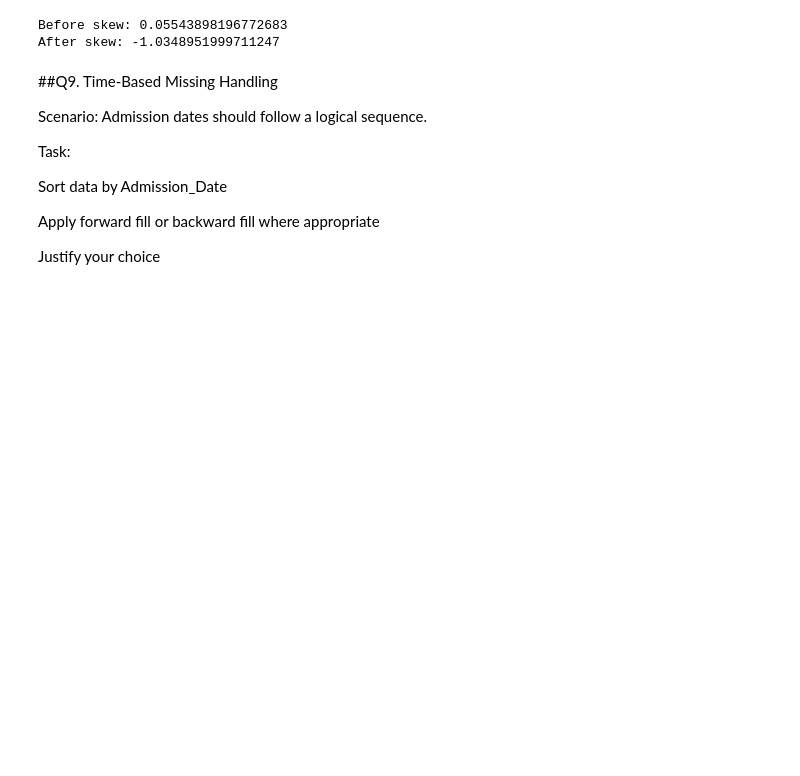
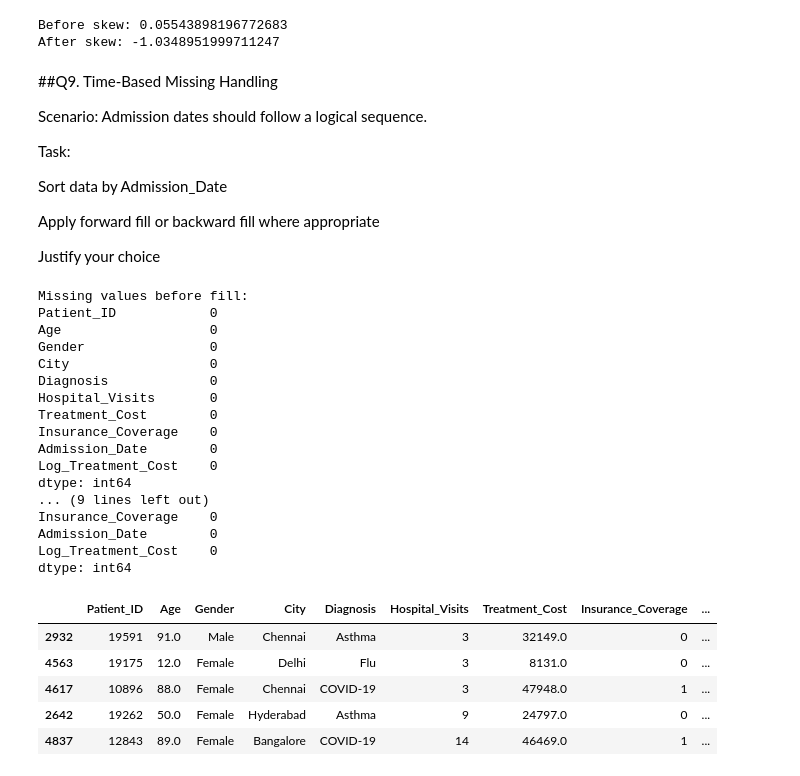
Before and after one commit to gaurav-0022/Assignment-1, a Jupyter notebook: Data_Cleaning_Assignment.ipynb, the cells around one changed output. Cells and saved outputs as stored; diff of their text form; code cells hidden in the pictures; blank space fills up the shorter version.

```diff
--- a/Data_Cleaning_Assignment.ipynb
+++ b/Data_Cleaning_Assignment.ipynb
@@ -65,9 +65,3 @@ Task:
 Replace missing Age values with an appropriate method
 
 Justify your choice (mean/median)
-# %%
-# Check distribution
-df['Age'].describe()
-
-# Replace with median
-df['Age'].fillna(df['Age'].median(), inplace=True)
@@ -89,9 +97,3 @@ Task:
 Handle missing Treatment_Cost values
 
 Choose the correct imputation method and explain why
-# %%
-# Check skewness
-df['Treatment_Cost'].skew()
-
-# Fill with median
-df['Treatment_Cost'].fillna(df['Treatment_Cost'].median(), inplace=True)
@@ -104,0 +100,12 @@ For example, when doing 'df[col].method(value, inplace=True)', try using 'df.met
+# %%
+# Check missing before
+print("Missing Treatment_Cost before:", df['Treatment_Cost'].isnull().sum())
+
+# Fill with median (best for skewed data)
+df['Treatment_Cost'] = df['Treatment_Cost'].fillna(df['Treatment_Cost'].median())
+
+# Check missing after
+print("Missing Treatment_Cost after:", df['Treatment_Cost'].isnull().sum())
+
+# Show sample
+df[['Treatment_Cost']].head()
@@ -258,10 +274,45 @@ Apply forward fill or backward fill where appropriate
 Justify your choice
 # %%
 # Convert to datetime
-df['Admission_Date'] = pd.to_datetime(df['Admission_Date'])
+df['Admission_Date'] = pd.to_datetime(df['Admission_Date'], errors='coerce')
 
 # Sort by date
 df = df.sort_values(by='Admission_Date')
 
-# Forward fill
-df.fillna(method='ffill', inplace=True)
+# Check missing before
+print("Missing values before fill:")
+print(df.isnull().sum())
+
+# Apply forward fill
+df = df.fillna(method='ffill')
+
+# Check missing after
+print("\nMissing values after fill:")
+print(df.isnull().sum())
+
+# Show result
+df.head()
+# %% [output]
+Missing values before fill:
+Patient_ID            0
+Age                   0
+Gender                0
+City                  0
+Diagnosis             0
+Hospital_Visits       0
+Treatment_Cost        0
+Insurance_Coverage    0
+Admission_Date        0
+Log_Treatment_Cost    0
+dtype: int64
+... (9 lines left out)
+Insurance_Coverage    0
+Admission_Date        0
+Log_Treatment_Cost    0
+dtype: int64
+|  | Patient_ID | Age | Gender | City | Diagnosis | Hospital_Visits | Treatment_Cost | Insurance_Coverage | ... |
+| 2932 | 19591 | 91.0 | Male | Chennai | Asthma | 3 | 32149.0 | 0 | ... |
+| 4563 | 19175 | 12.0 | Female | Delhi | Flu | 3 | 8131.0 | 0 | ... |
+| 4617 | 10896 | 88.0 | Female | Chennai | COVID-19 | 3 | 47948.0 | 1 | ... |
+| 2642 | 19262 | 50.0 | Female | Hyderabad | Asthma | 9 | 24797.0 | 0 | ... |
+| 4837 | 12843 | 89.0 | Female | Bangalore | COVID-19 | 14 | 46469.0 | 1 | ... |
```
Also changed, not shown: parts of 4 cells of this notebook.
